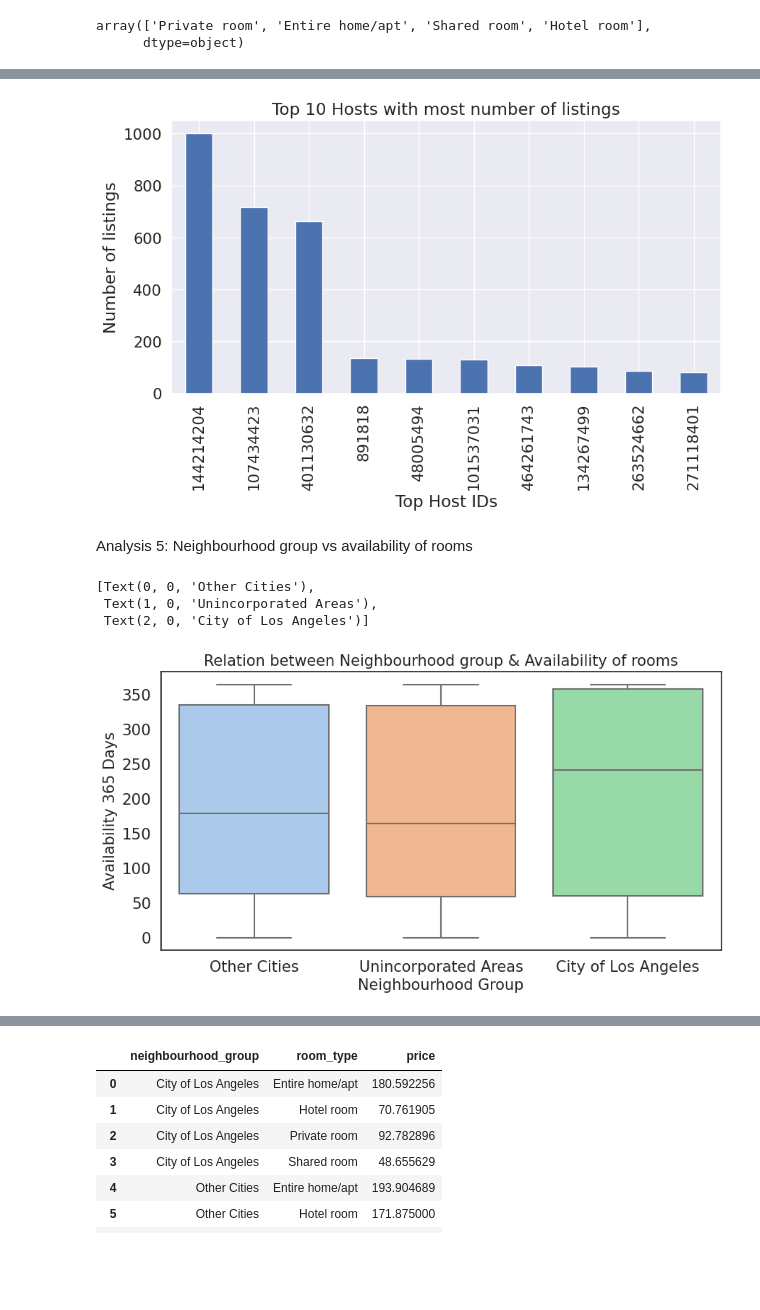
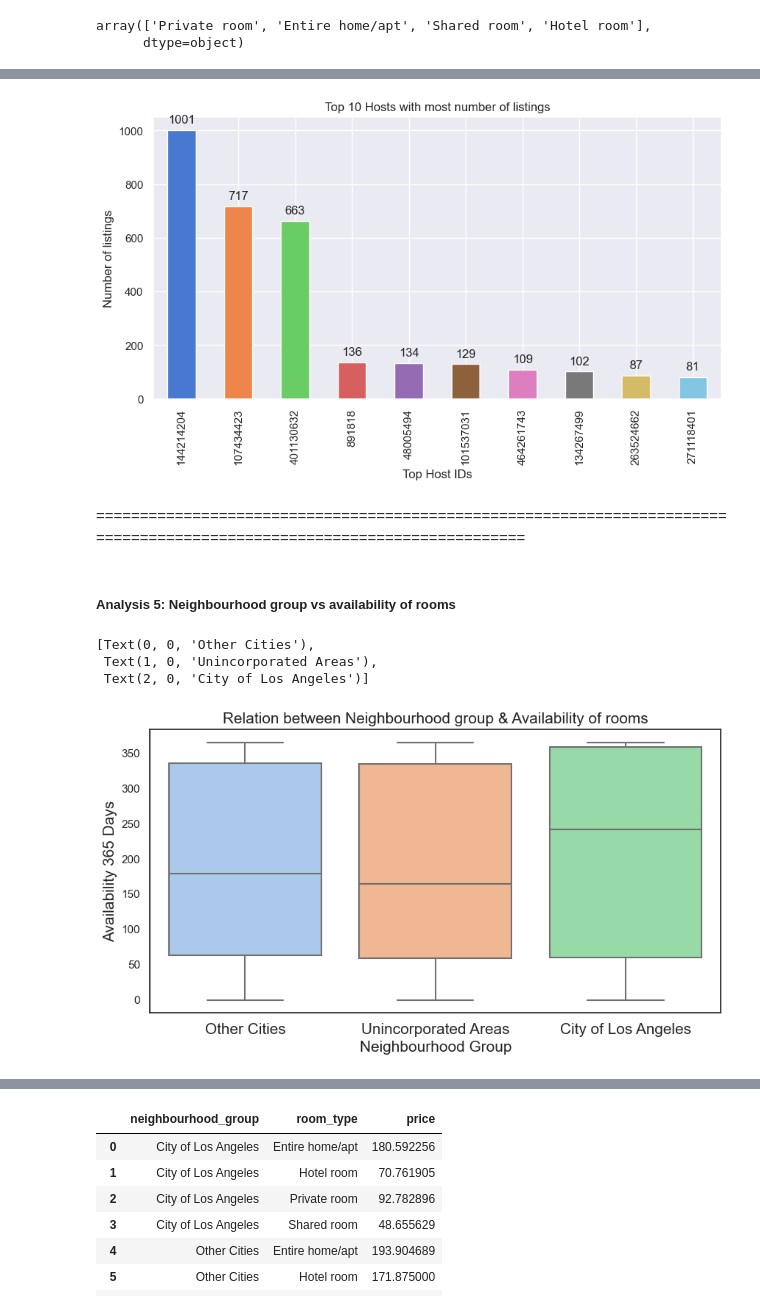
Before and after one commit to sarutlaa/Airbnb-Listings-Analysis, a Jupyter notebook: Airbnb_Analysis_L.A.ipynb, the cells around one changed output, grey strips where cells are left out. Cells and saved outputs as stored; diff of their text form; code cells hidden in the pictures; blank space fills up the shorter version.

```diff
--- a/Airbnb_Analysis_L.A.ipynb
+++ b/Airbnb_Analysis_L.A.ipynb
@@ -313,0 +323,19 @@ sns.countplot(x='neighbourhood', hue='room_type', data=listings_top5)
+# %%
+# Set the default figure size
+plt.rcParams['figure.figsize'] = (10, 5)
+
+# Plotting with Seaborn
+ax = sns.countplot(x='neighbourhood_group', hue='room_type', data=listings_df)
+
+# Adding labels
+plt.xlabel("Neighbourhood Group", labelpad=14)
+plt.ylabel("Number of Airbnb's booked", labelpad=14)
+plt.title("Room Type wise booking distribution in Neighbourhood Groups", y=1.0)
+
+# Adding labels to the bars
+for p in ax.patches:
+    ax.annotate(format(p.get_height(), '.0f'), (p.get_x() + p.get_width() / 2., p.get_height()),
+                ha='center', va='center', xytext=(0, 10), textcoords='offset points')
+
+# Display the plot
+plt.show()
@@ -313,0 +346,16 @@ sns.countplot(x='neighbourhood', hue='room_type', data=listings_top5)
+# %%
+ax = sns.countplot(x='neighbourhood', hue='room_type', data=listings_top5)
+
+plt.rcParams['figure.figsize'] = (10, 10)
+# Adding labels
+plt.xlabel("Neighbourhood", labelpad=14)
+plt.ylabel("Number of Airbnb's booked", labelpad=14)
+plt.title("Room Type wise booking distribution in Top 5 Neighbourhoods", y=1.0)
+
+# Adding labels to the bars
+for p in ax.patches:
+    ax.annotate(format(p.get_height(), '.0f'), (p.get_x() + p.get_width() / 2., p.get_height()),
+                ha='center', va='center', xytext=(0, 10), textcoords='offset points')
+
+# Display the plot
+plt.show()
@@ -331,16 +384,26 @@ Name: host_id, dtype: int64
 # %%
-sns.set(font_scale=1.4)
-top_hosts.plot(kind='bar',figsize=(10, 5));
+sns.set(font_scale=1.0)
+plt.rcParams['figure.figsize'] = (10, 10)
+ax = top_hosts.plot(kind='bar', figsize=(10, 5), color=colors)
 plt.xlabel("Top Host IDs")
 plt.ylabel("Number of listings")
 plt.title("Top 10 Hosts with most number of listings", y=1);
+
+# Adding labels to the bars
+for p in ax.patches:
+    ax.annotate(format(p.get_height(), '.0f'), (p.get_x() + p.get_width() / 2., p.get_height()),
+                ha='center', va='center', xytext=(0, 10), textcoords='offset points')
 # %% [output]
-[figure, old version]
+[figure, new version]
+# %% [markdown]
+=========================================================================================================================
 # %% [markdown]
-Analysis 5: Neighbourhood group vs availability of rooms
+##### Analysis 5: Neighbourhood group vs availability of rooms
 # %%
 plt.figure(figsize=(10,5))
 sns.set_style('white')
+
+plt.rcParams['figure.figsize'] = (10, 10)
 
 ax = sns.boxplot(data=listings_df, x='neighbourhood_group',y='availability_365',palette='pastel')
 
@@ -355,7 +418,7 @@ ax.set_xticklabels(ax.get_xticklabels(), fontsize=15)
 [Text(0, 0, 'Other Cities'),
  Text(1, 0, 'Unincorporated Areas'),
  Text(2, 0, 'City of Los Angeles')]
-[figure, old version]
+[figure, new version]
 # %%
 plt.figure(figsize=(10,5))
 sns.set_style('white')
```
Also changed, not shown: parts of 69 cells of this notebook.
